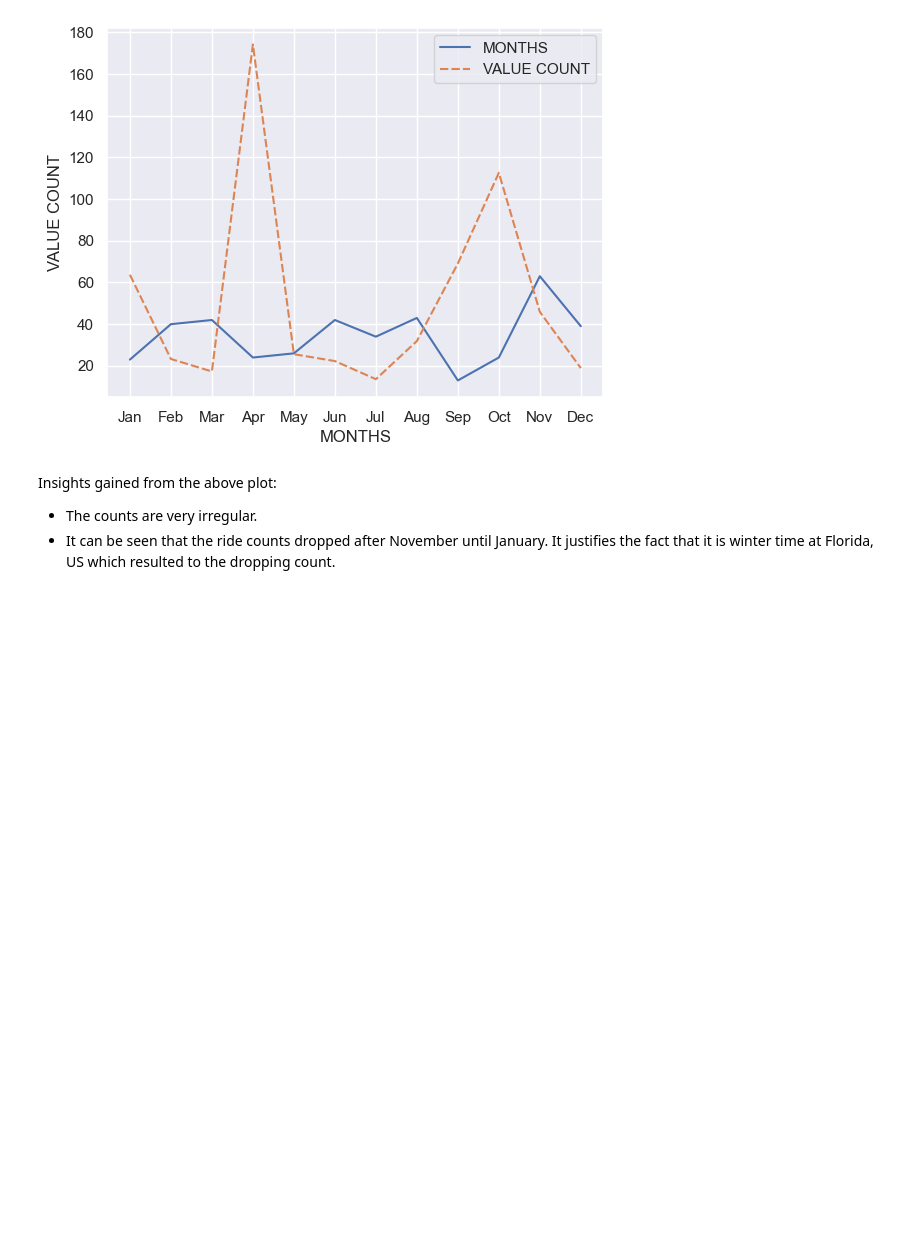
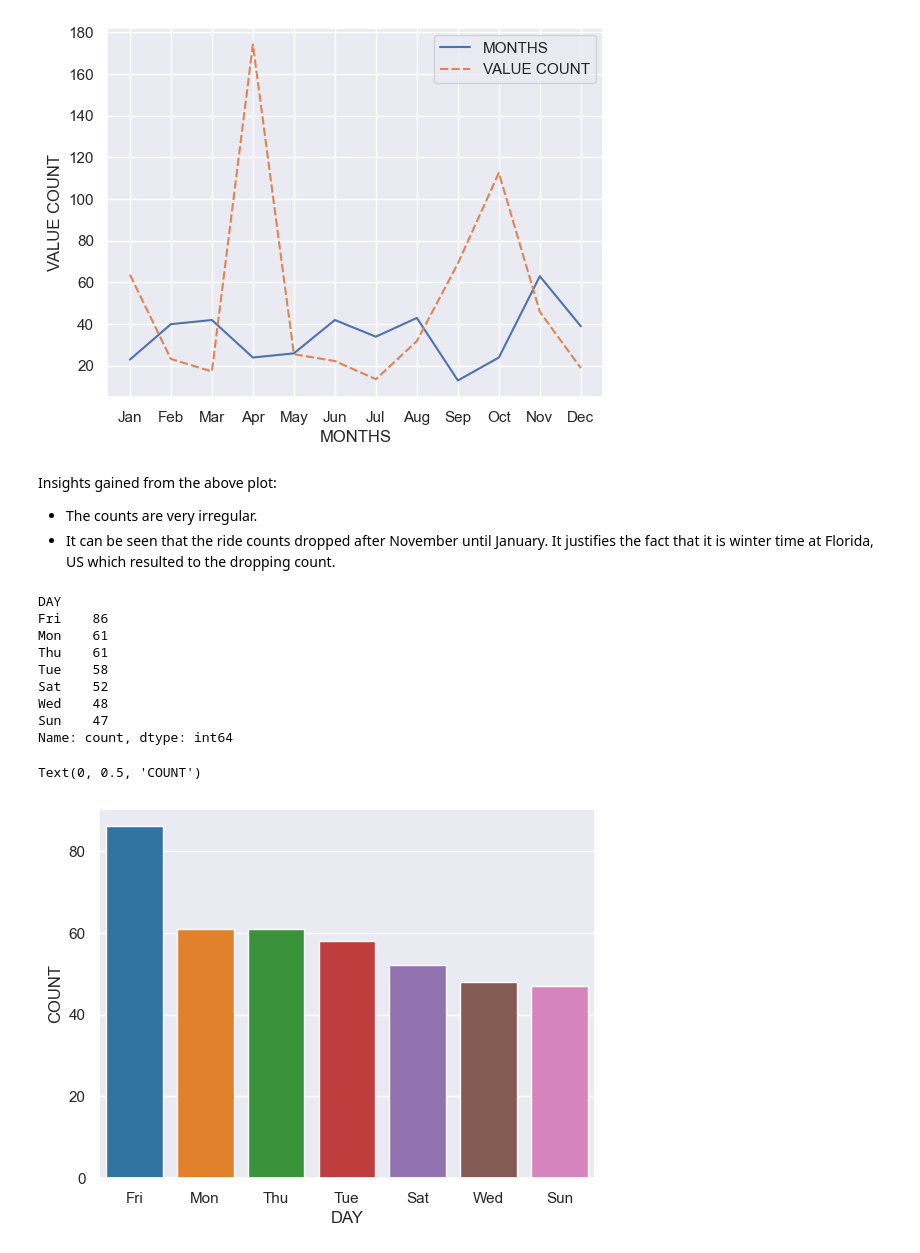
Before and after one commit to harizzzzz/Uber-Ride-Analysis, a Jupyter notebook: uber-rides-EDA.ipynb, the cells around one changed output. Cells and saved outputs as stored; diff of their text form; code cells hidden in the pictures; blank space fills up the shorter version.

Commit message:
add visualisation for days, miles and utilized boxplot and displot

```diff
--- a/uber-rides-EDA.ipynb
+++ b/uber-rides-EDA.ipynb
@@ -288,3 +288,33 @@ plot.set(xlabel="MONTHS", ylabel="VALUE COUNT")
 Insights gained from the above plot:
 - The counts are very irregular.
 - It can be seen that the ride counts dropped after November until January. It justifies the fact that it is winter time at Florida, US which resulted to the dropping count.
+# %%
+# visualization for days data- before already done months
+dataset['DAY']=dataset.START_DATE.dt.weekday
+
+# create a dictionary for days 0-Monday, 6-Sunday
+days_label={0:'Mon',1:'Tue',2:'Wed',3:'Thu',4:'Fri',5:'Sat',6:'Sun'}
+
+# map the DAY column to their respective string
+dataset['DAY']=dataset.DAY.map(days_label)
+
+# count the occurence for each day
+count_days=dataset.DAY.value_counts()
+print(count_days)
+
+# plot the label-count_days.index to the values count_days
+sns.barplot(x=count_days.index,y=count_days,palette='tab10')
+plt.xlabel('DAY')
+plt.ylabel('COUNT')
+# %% [output]
+DAY
+Fri    86
+Mon    61
+Thu    61
+Tue    58
+Sat    52
+Wed    48
+Sun    47
+Name: count, dtype: int64
+Text(0, 0.5, 'COUNT')
+[figure, added]
```
Also changed, not shown: parts of 5 cells of this notebook.
